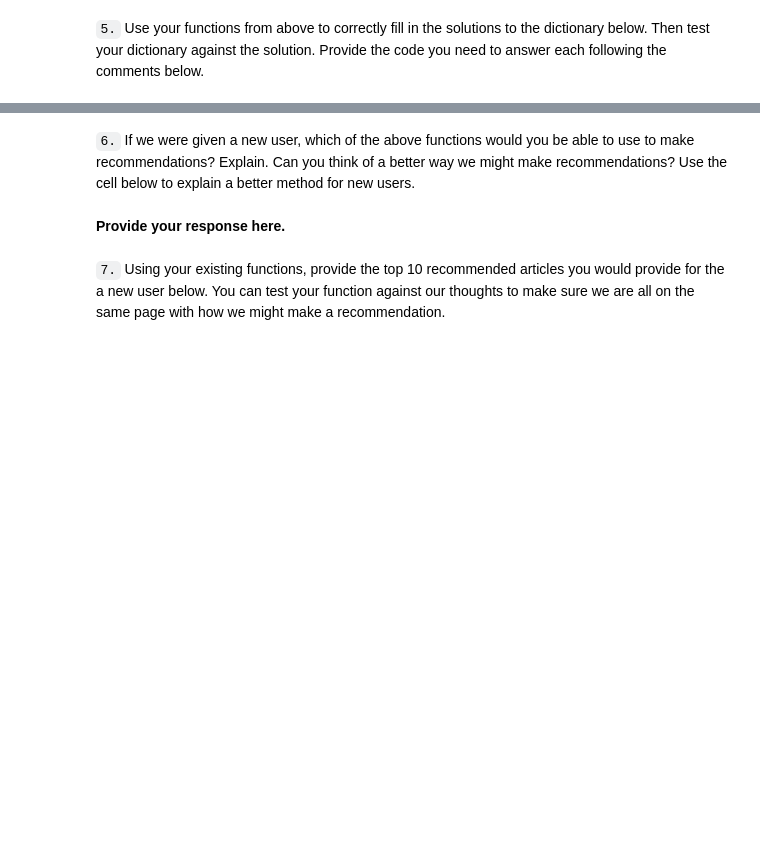
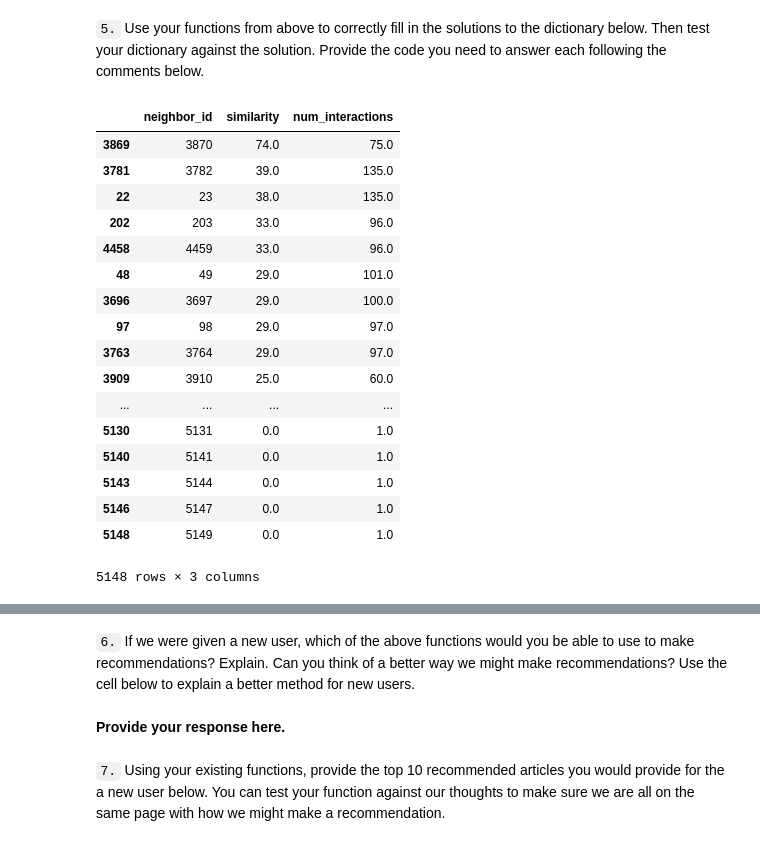
Before and after one commit to PaperStrange/Udacity_DataScientist, a Jupyter notebook: DS_term2_project3/model/Recommendations_with_IBM.ipynb, the cells around one changed output, grey strips where cells are left out. Saved outputs shown, nothing was run; the diff lists cells and outputs as text; code cells hidden in the pictures; blank space fills up the shorter version.

```diff
--- a/DS_term2_project3/model/Recommendations_with_IBM.ipynb
+++ b/DS_term2_project3/model/Recommendations_with_IBM.ipynb
@@ -368,3 +304,34 @@ dtype: int64
+# %%
+# create the user-article matrix with 1's and 0's
+
+
+def create_user_item(df):
+    """Gets user-item matrix per user per article.
+
+    Gets user-item matrix to facilitate collaborative recommendation. It does not
+    matter how many times a user has interacted with the article, all entries
+    where a user has interacted with an article is 1
+
+    Args:
+        df: pandas dataframe, as defined at the top of the notebook that containing
+            the dataset of user interactions with articles
+
+    Returns:
+        user_item: pandas dataframe, which is set by
+                   1's when a user has interacted with an article, 0 otherwise
+
+    Raises:
+        None
+    """
+
+    interact_per_article_per_user = \
+        df.drop_duplicates().groupby(['user_id', 'article_id'])['title']
+    user_item_df = interact_per_article_per_user.count().unstack().fillna(0)
+
+    return  user_item_df  # return the user_item matrix
+
+
+user_item = create_user_item(df)
 # %%
 ## Tests: You should just need to run this cell.  Don't change the code.
 assert user_item.shape[0] == 5149, "Oops!  The number of users in the user-article matrix doesn't look right."
@@ -558,3 +745,26 @@ user131_10th_sim = # Find the 10th most similar user to user 131
+# %%
+test = get_top_sorted_users(131)
+# test[test["neighbor_id"]==242]
+test.sort_values(by=["similarity", "num_interactions"], ascending=False)
+# %% [output]
+|  | neighbor_id | similarity | num_interactions |
+| 3869 | 3870 | 74.0 | 75.0 |
+| 3781 | 3782 | 39.0 | 135.0 |
+| 22 | 23 | 38.0 | 135.0 |
+| 202 | 203 | 33.0 | 96.0 |
+| 4458 | 4459 | 33.0 | 96.0 |
+| 48 | 49 | 29.0 | 101.0 |
+| 3696 | 3697 | 29.0 | 100.0 |
+| 97 | 98 | 29.0 | 97.0 |
+| 3763 | 3764 | 29.0 | 97.0 |
+| 3909 | 3910 | 25.0 | 60.0 |
+| ... | ... | ... | ... |
+| 5130 | 5131 | 0.0 | 1.0 |
+| 5140 | 5141 | 0.0 | 1.0 |
+| 5143 | 5144 | 0.0 | 1.0 |
+| 5146 | 5147 | 0.0 | 1.0 |
+| 5148 | 5149 | 0.0 | 1.0 |
+5148 rows × 3 columns
 # %%
 ## Dictionary Test Here
 sol_5_dict = {
```
Also changed, not shown: parts of 20 cells of this notebook.
